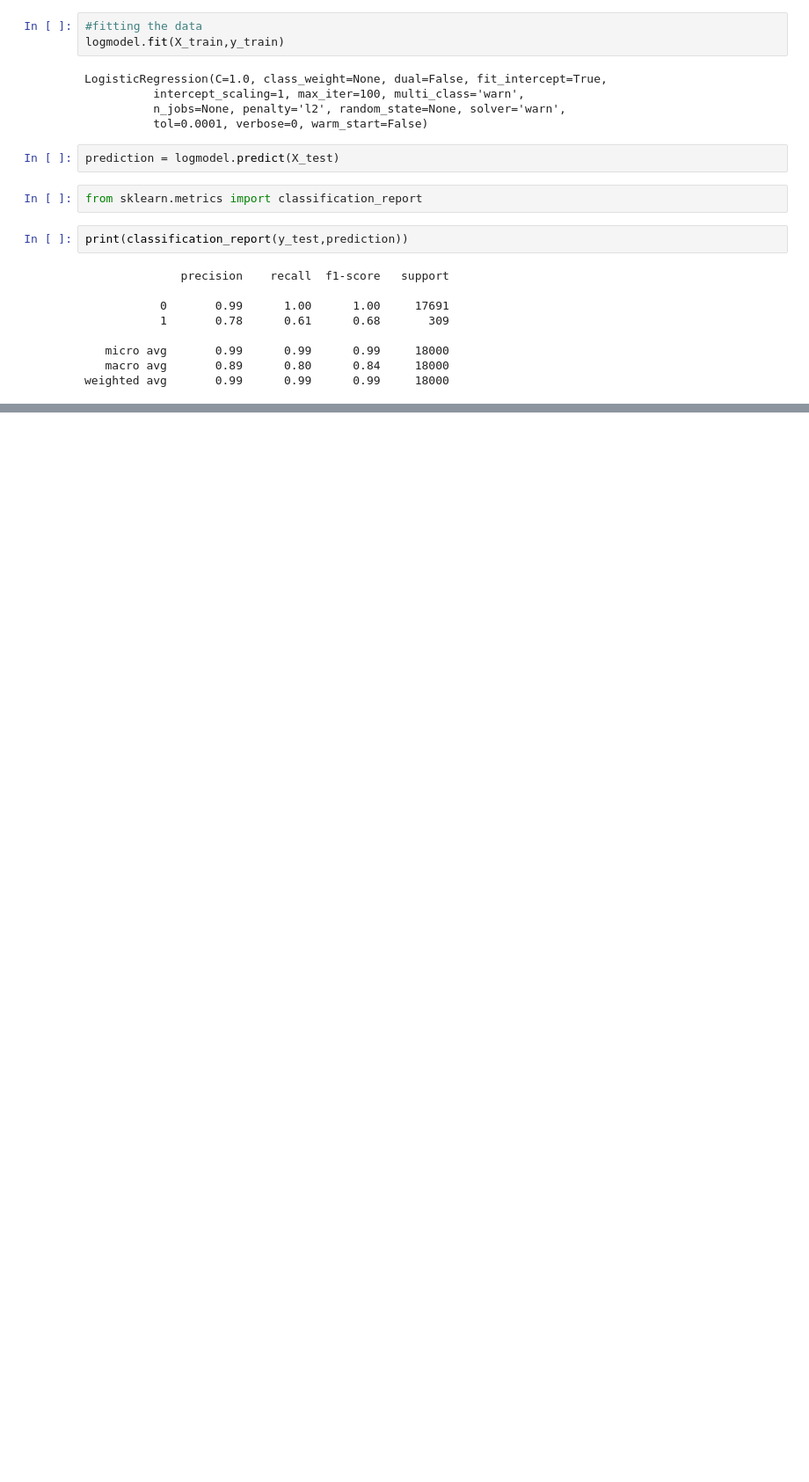
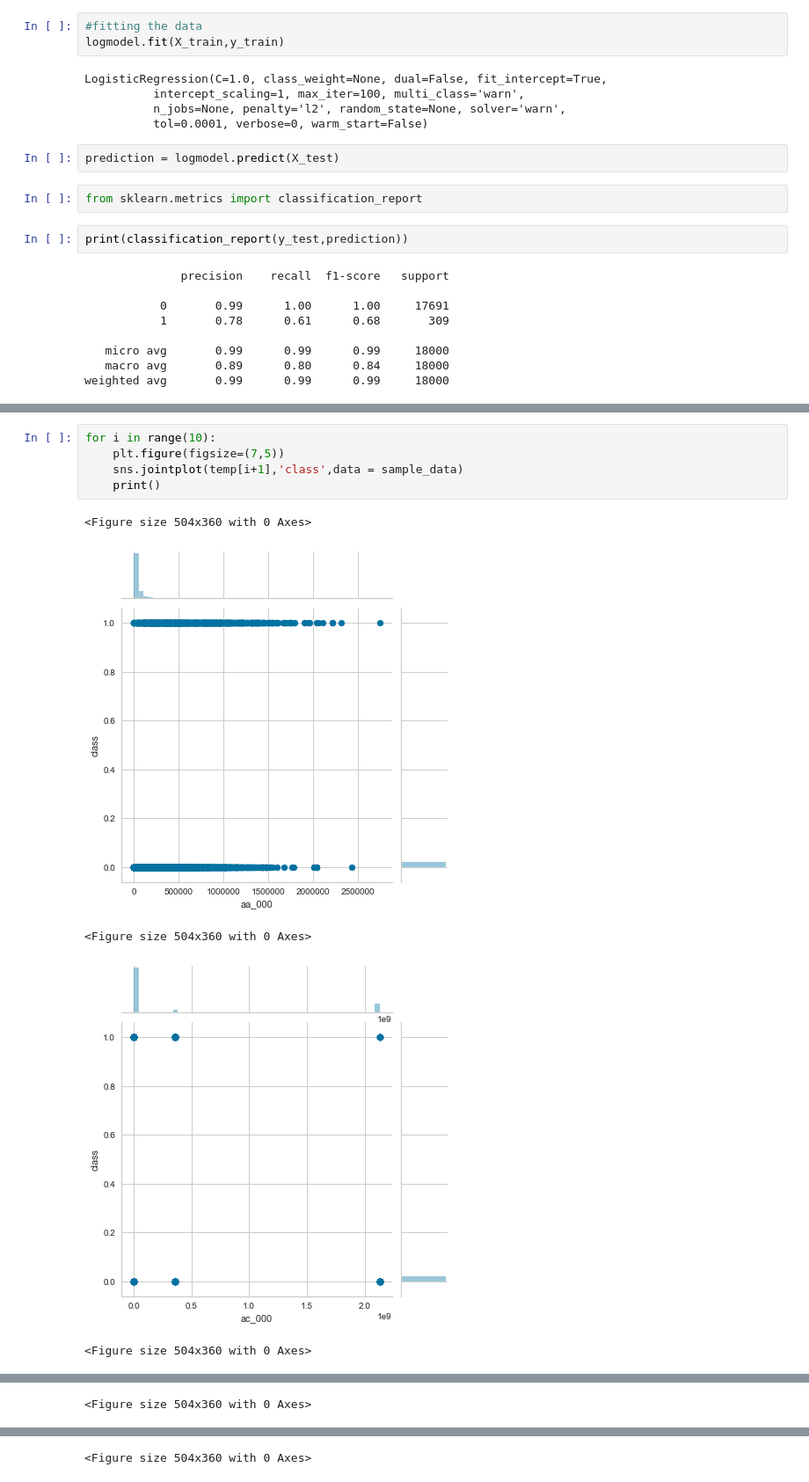
Before and after one commit to masudurHimel/ML---APS-Failure-at-Scania-Trucks-Data-Set, a Jupyter notebook: Codes/phase_1.ipynb, the cells around one changed output, grey strips where cells are left out. Shown at 88% size. Drawn from its saved outputs; the diff is of its cells as text; blank space fills up the shorter version.

```diff
--- a/Codes/phase_1.ipynb
+++ b/Codes/phase_1.ipynb
@@ -206,0 +244,11 @@ weighted avg       0.99      0.99      0.99     18000
+# %%
+for i in range(10):
+    plt.figure(figsize=(7,5))
+    sns.jointplot(temp[i+1],'class',data = sample_data)
+    print()
+# %% [output]
+<Figure size 504x360 with 0 Axes>
+[figure, added]
+<Figure size 504x360 with 0 Axes>
+[figure, added]
+<Figure size 504x360 with 0 Axes>
@@ -206,0 +256 @@ weighted avg       0.99      0.99      0.99     18000
+<Figure size 504x360 with 0 Axes>
@@ -206,0 +258 @@ weighted avg       0.99      0.99      0.99     18000
+<Figure size 504x360 with 0 Axes>
```
Also changed, not shown: parts of 12 cells of this notebook, 6 other files.
